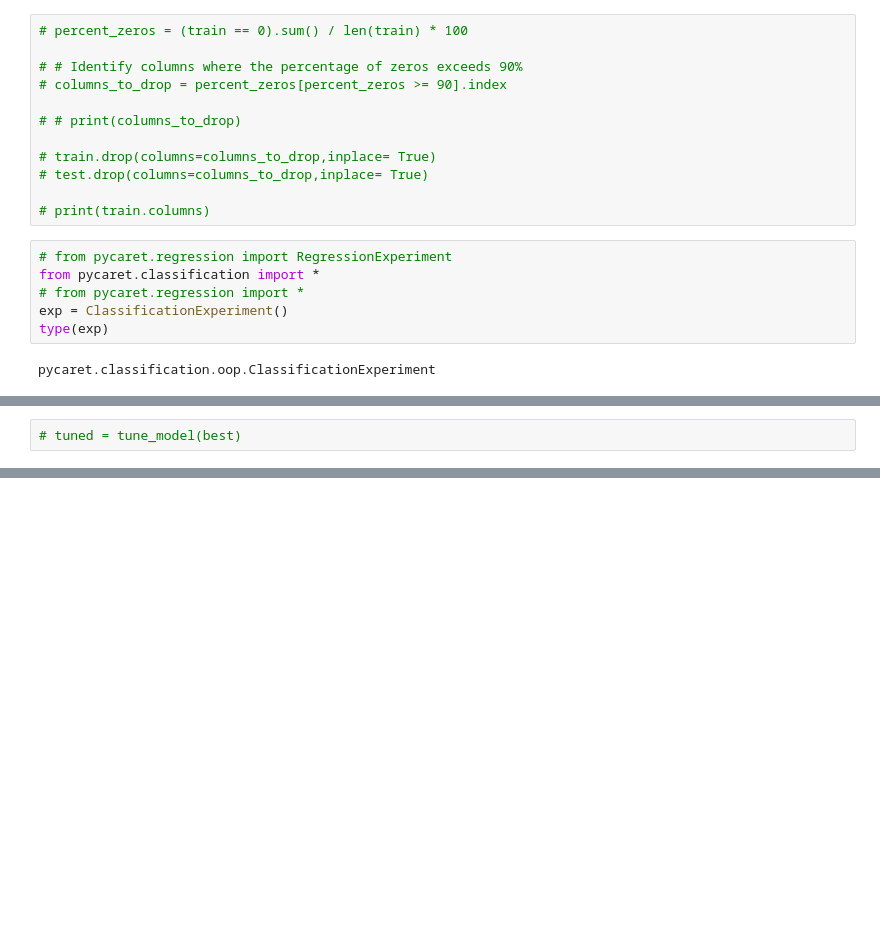
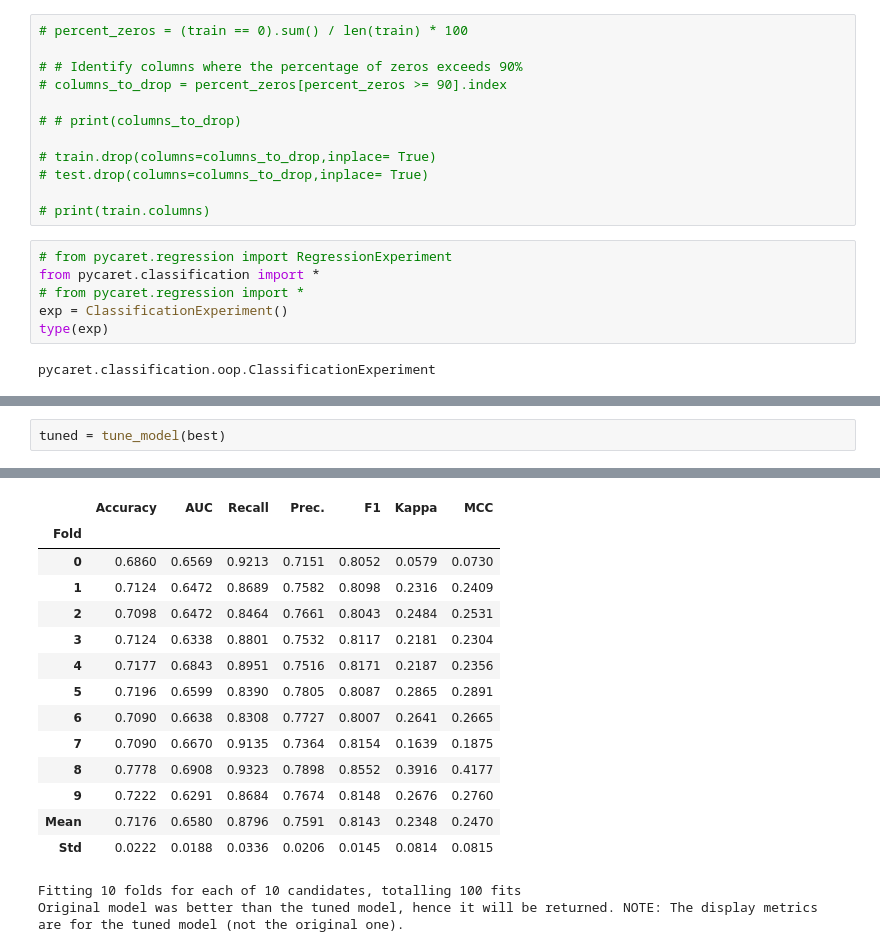
Before and after one commit to Aaron3963/Orient-Securities-2023, a Jupyter notebook: 全因子+正股/train_pycaret.ipynb, the cells around one changed output, grey strips where cells are left out. Drawn from its saved outputs; the diff is of its cells as text; blank space fills up the shorter version.

```diff
--- a/全因子+正股/train_pycaret.ipynb
+++ b/全因子+正股/train_pycaret.ipynb
@@ -103,2 +107,3 @@ LGBMClassifier(boosting_type='gbdt', class_weight=None, colsample_bytree=1.0,
 # %%
-# tuned = tune_model(best)
+tuned = tune_model(best)
+# %% [output]
@@ -105,3 +111,19 @@ LGBMClassifier(boosting_type='gbdt', class_weight=None, colsample_bytree=1.0,
+|  | Accuracy | AUC | Recall | Prec. | F1 | Kappa | MCC |
+| Fold |  |  |  |  |  |  |  |
+| 0 | 0.6860 | 0.6569 | 0.9213 | 0.7151 | 0.8052 | 0.0579 | 0.0730 |
+| 1 | 0.7124 | 0.6472 | 0.8689 | 0.7582 | 0.8098 | 0.2316 | 0.2409 |
+| 2 | 0.7098 | 0.6472 | 0.8464 | 0.7661 | 0.8043 | 0.2484 | 0.2531 |
+| 3 | 0.7124 | 0.6338 | 0.8801 | 0.7532 | 0.8117 | 0.2181 | 0.2304 |
+| 4 | 0.7177 | 0.6843 | 0.8951 | 0.7516 | 0.8171 | 0.2187 | 0.2356 |
+| 5 | 0.7196 | 0.6599 | 0.8390 | 0.7805 | 0.8087 | 0.2865 | 0.2891 |
+| 6 | 0.7090 | 0.6638 | 0.8308 | 0.7727 | 0.8007 | 0.2641 | 0.2665 |
+| 7 | 0.7090 | 0.6670 | 0.9135 | 0.7364 | 0.8154 | 0.1639 | 0.1875 |
+| 8 | 0.7778 | 0.6908 | 0.9323 | 0.7898 | 0.8552 | 0.3916 | 0.4177 |
+| 9 | 0.7222 | 0.6291 | 0.8684 | 0.7674 | 0.8148 | 0.2676 | 0.2760 |
+| Mean | 0.7176 | 0.6580 | 0.8796 | 0.7591 | 0.8143 | 0.2348 | 0.2470 |
+| Std | 0.0222 | 0.0188 | 0.0336 | 0.0206 | 0.0145 | 0.0814 | 0.0815 |
+Fitting 10 folds for each of 10 candidates, totalling 100 fits
+Original model was better than the tuned model, hence it will be returned. NOTE: The display metrics are for the tuned model (not the original one).
 # %%
 # test = test.drop(['Target_Close_1min'], axis=1)
 predictions = predict_model(best, data = test)
```
Also changed, not shown: parts of 6 cells of this notebook, 2 other files.
